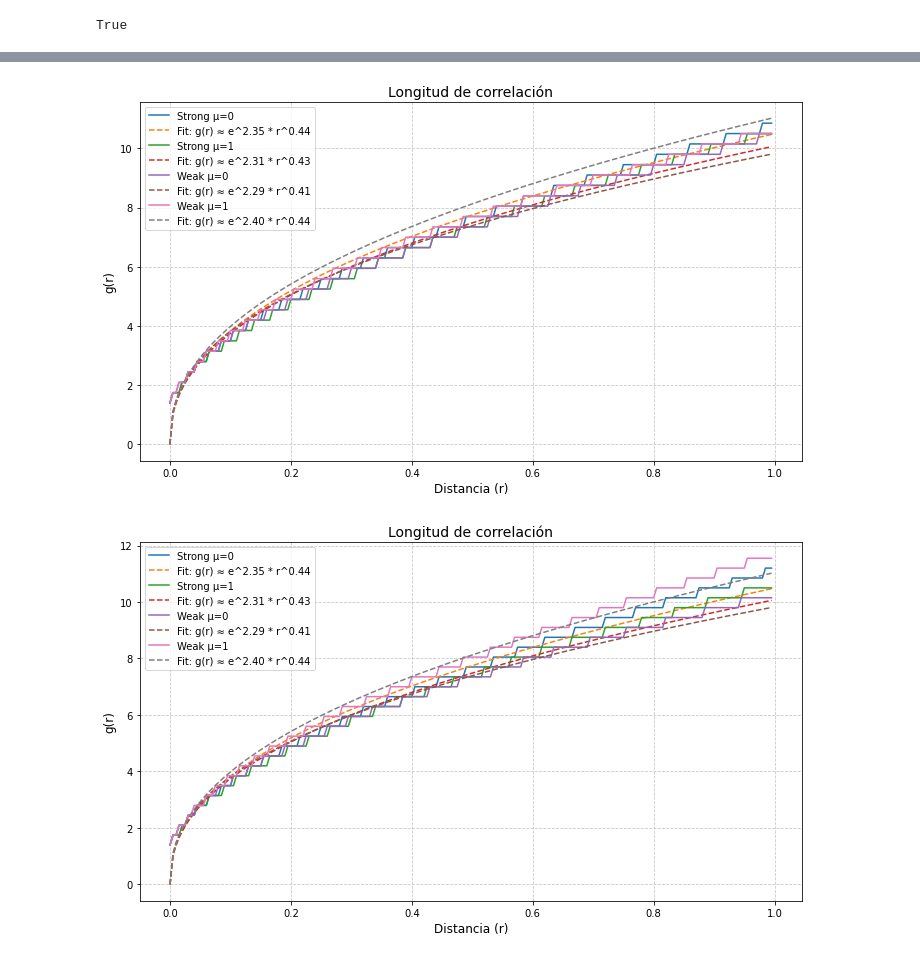
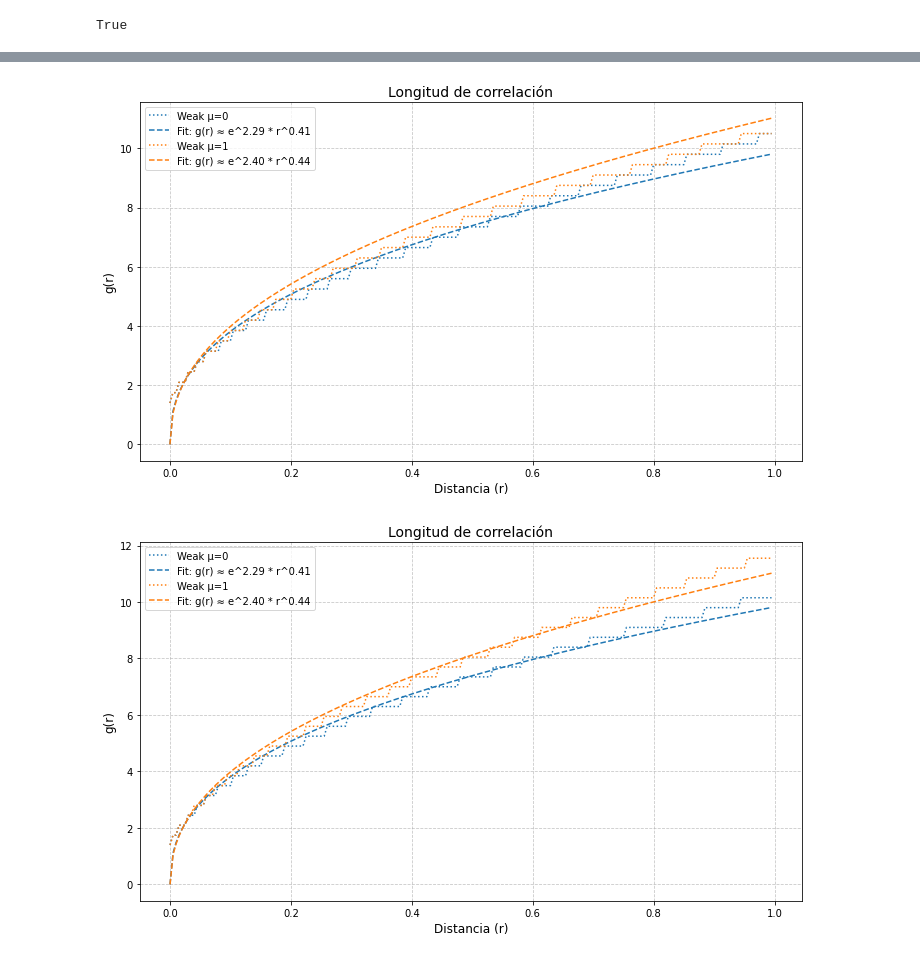
Before and after one commit to ErickSerrato631/doctorado_efsg, a Jupyter notebook: new_model_10112024/Strong Allee/correlation_comparison.ipynb, the cells around one changed output, grey strips where cells are left out. Cells and saved outputs as stored; diff of their text form; code cells hidden in the pictures.

```diff
--- a/new_model_10112024/Strong Allee/correlation_comparison.ipynb
+++ b/new_model_10112024/Strong Allee/correlation_comparison.ipynb
@@ -168,42 +120,42 @@ def plot_correlation_loglog(corr_length_strong_mu0, corr_length_strong_mu1, corr
 
     return resultados_regresion
 # %%
-def plot_correlation_with_fit(corr_length_strong_mu0, corr_length_strong_mu1, corr_length_weak_mu0, corr_length_weak_mu1, title, fit_results_file="resultados_regresion.json"):
+def plot_correlation_with_fit(selected_labels, title, fit_results_file="resultados_regresion.json"):
     # Cargar los resultados de la regresión desde el archivo JSON
     with open(fit_results_file, "r") as file:
         fit_results = json.load(file)
 
-    # Ordenar las listas alfabéticamente
-    corr_length_strong_mu0.sort()
-    corr_length_strong_mu1.sort()
-    corr_length_weak_mu0.sort()
-    corr_length_weak_mu1.sort()
+    # Diccionario de archivos disponibles para graficar
+    available_files = {
+        "Strong μ=0": corr_length_strong_mu0,
+        "Strong μ=1": corr_length_strong_mu1,
+        "Weak μ=0": corr_length_weak_mu0,
+        "Weak μ=1": corr_length_weak_mu1
+    }
 
-    # Determinar la cantidad de archivos a graficar (mínimo de todas las listas)
-    num_plots = min(len(corr_length_strong_mu0), len(corr_length_strong_mu1), len(corr_length_weak_mu0), len(corr_length_weak_mu1))
+    # Filtrar los archivos a graficar según la selección del usuario
+    files_to_plot = [(label, available_files[label]) for label in selected_labels if label in available_files]
+
+    # Determinar la cantidad de archivos a graficar (mínimo de todas las listas seleccionadas)
+    num_plots = min(len(files) for _, files in files_to_plot)
 
     for i in range(num_plots):
         plt.figure(figsize=(10, 6))  # Tamaño de la figura
 
-        files_to_plot = [
-            ("Strong μ=0", corr_length_strong_mu0[i]),
-            ("Strong μ=1", corr_length_strong_mu1[i]),
-            ("Weak μ=0", corr_length_weak_mu0[i]),
-            ("Weak μ=1", corr_length_weak_mu1[i])
-        ]
-
-        for label, file_path in files_to_plot:
+        for index, (label, file_list) in enumerate(files_to_plot):
+            file_path = file_list[i]
             try:
                 data = np.loadtxt(file_path)
                 x, y = data[:, 0], data[:, 1]
-                plt.plot(x, y, linestyle='-', label=label)
+                color = f"C{index}"  # Asignar color consistente por índice de archivo
+                plt.plot(x, y, linestyle='dotted', color=color, label=label)
 
                 # Graficar la función de aproximación si está en los resultados
                 if label in fit_results:
                     m = fit_results[label]["m"]
                     b = fit_results[label]["b"]
                     fit_y = np.exp(b) * x ** m
-                    plt.plot(x, fit_y, linestyle='--', label=f"Fit: g(r) ≈ e^{b:.2f} * r^{m:.2f}")
+                    plt.plot(x, fit_y, linestyle='--', color=color, label=f"Fit: g(r) ≈ e^{b:.2f} * r^{m:.2f}")
             except Exception as e:
                 print(f"Error al cargar {file_path}: {e}")
 
@@ -287,4 +172,5 @@ Función de aproximación: g(r) ≈ e^2.4018 * r^0.4426
 # %%
-# Llamar a la función con los archivos de correlación y el título
-plot_correlation_with_fit(corr_length_strong_mu0, corr_length_strong_mu1, corr_length_weak_mu0, corr_length_weak_mu1, "Longitud de correlación")
+# Ejemplo de uso: seleccionar qué conjuntos graficar
+selected_labels = ["Weak μ=0", "Weak μ=1"]
+plot_correlation_with_fit(selected_labels, "Longitud de correlación")
 # %% [output]
@@ -295,2 +181,2 @@ plot_correlation_with_fit(corr_length_strong_mu0, corr_length_strong_mu1, corr_l
-[figure, old version]
+[figure, new version]
-[figure, old version]
+[figure, new version]
```
Also changed, not shown: parts of 5 cells of this notebook, 1 other file.
